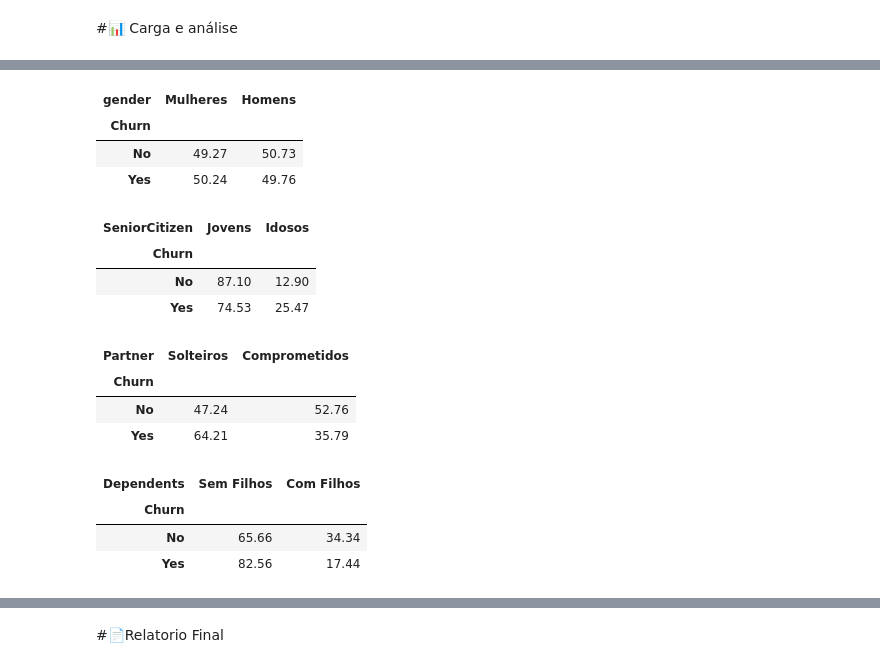
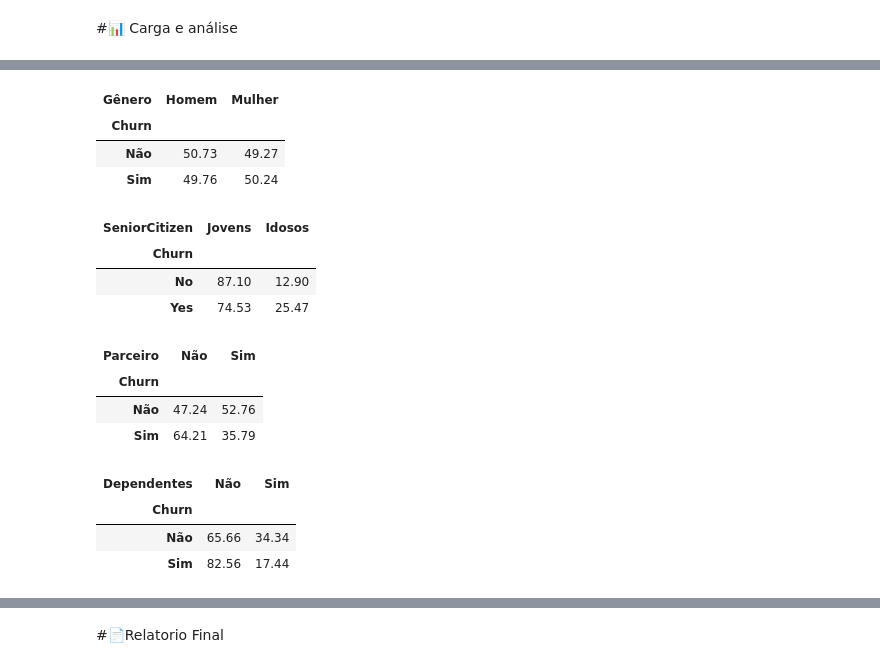
Before and after one commit to beatricemarx/G9ONE_Chalenge_TelecomX, a Jupyter notebook: TelecomX_BR.ipynb, the cells around one changed output, grey strips where cells are left out. Saved outputs shown, nothing was run; the diff lists cells and outputs as text; code cells hidden in the pictures.

```diff
--- a/TelecomX_BR.ipynb
+++ b/TelecomX_BR.ipynb
@@ -435,0 +516,15 @@ dtype: int64
+# %%
+colunms_to_translate = ["Segurança Online", 'Backup Online', 'Proteção de Dispositivo', 'Suporte Técnico','Streaming de TV','Streaming de Filmes']
+mapping = {"Yes": "Sim", "No": "Não", "No internet service": "Sem serviço de Internet"}
+for col in colunms_to_translate:
+        dados[col] = dados[col].replace(mapping)
+# %%
+dados['Contrato'] = dados['Contrato'].replace({'Month-to-month': 'Mensal', 'One year': 'Anual', 'Two year': 'Bienal'})
+# %%
+dados['Fatura Online'] = dados['Fatura Online'].replace({'Yes': 'Sim', 'No': 'Não'})
+# %%
+
+dados['Método de Pagamento'] = dados['Método de Pagamento'].replace({'Electronic check': 'Cheque eletrônico',
+                                                                     'Mailed check': 'Cheque impresso',
+                                                                     'Bank transfer (automatic)': 'Transferência bancária (automática)',
+                                                                     'Credit card (automatic)': 'Cartão de crédito (automático)'})
@@ -550,26 +681,21 @@ plt.show()
 # %%
-#verificar a distribuição por tipo de gender - distribuição igual entre os gêneros
+#verificar a distribuição por tipo de Gênero - distribuição igual entre os gêneros
 
 def perfil_por_churn(coluna):
     tabela = (
         dados
         .groupby("Churn")[coluna]
         .value_counts(normalize=True)
         .unstack()
         * 100
     )
     return tabela.round(2)
 
-perfil_gender = perfil_por_churn("gender")
-
-
-#mudar o nome das colunas de valor
-
-percentual_gender = perfil_gender.rename(columns={"Female": "Mulheres", "Male": "Homens"})
-percentual_gender
+perfil_gender = perfil_por_churn("Gênero")
+perfil_gender
 # %% [output]
-| gender | Mulheres | Homens |
+| Gênero | Homem | Mulher |
 | Churn |  |  |
-| No | 49.27 | 50.73 |
-| Yes | 50.24 | 49.76 |
+| Não | 50.73 | 49.27 |
+| Sim | 49.76 | 50.24 |
 # %%
@@ -590,30 +711,21 @@ percentual_seniorCitizen
 # %%
 #verificar a distribuição por tipo de Partner - o churn é mais alto entre os solteiros
 
-perfil_partner = perfil_por_churn("Partner")
-
-
-#mudar o nome das colunas de valor
-
-percentual_partner = perfil_partner.rename(columns={"No": "Solteiros", "Yes": "Comprometidos"})
-percentual_partner
+perfil_partner = perfil_por_churn("Parceiro")
+perfil_partner
 # %% [output]
-| Partner | Solteiros | Comprometidos |
+| Parceiro | Não | Sim |
 | Churn |  |  |
-| No | 47.24 | 52.76 |
-| Yes | 64.21 | 35.79 |
+| Não | 47.24 | 52.76 |
+| Sim | 64.21 | 35.79 |
 # %%
-#verificar a distribuição por tipo de Partner - o churn é mais alto entre os sem filhos
+#verificar a distribuição por tipo de Deoendente - o churn é mais alto entre os sem filhos
 
-perfil_dependents = perfil_por_churn("Dependents")
-
-#mudar o nome das colunas de valor
-
-percentual_dependents = perfil_dependents.rename(columns={"No": "Sem Filhos", "Yes": "Com Filhos"})
-percentual_dependents
+perfil_dependents = perfil_por_churn("Dependentes")
+perfil_dependents
 # %% [output]
-| Dependents | Sem Filhos | Com Filhos |
+| Dependentes | Não | Sim |
 | Churn |  |  |
-| No | 65.66 | 34.34 |
-| Yes | 82.56 | 17.44 |
+| Não | 65.66 | 34.34 |
+| Sim | 82.56 | 17.44 |
 # %%
```
Also changed, not shown: parts of 16 cells of this notebook.
